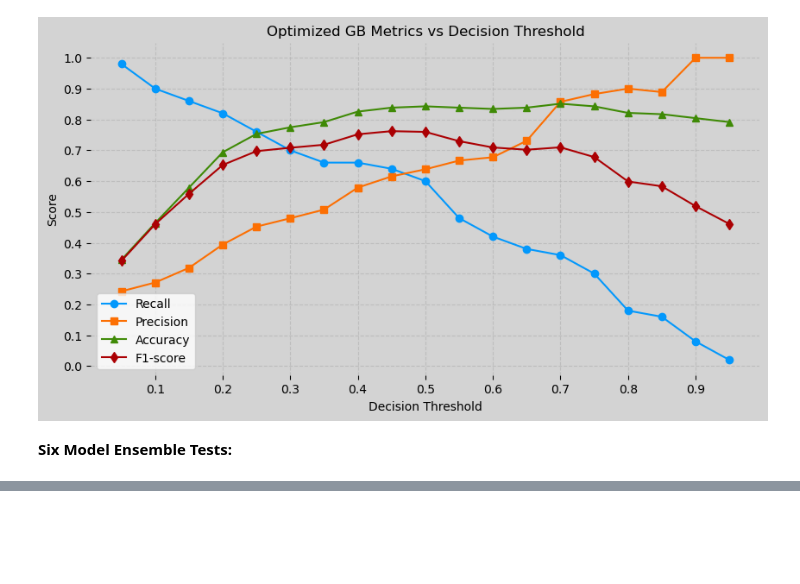
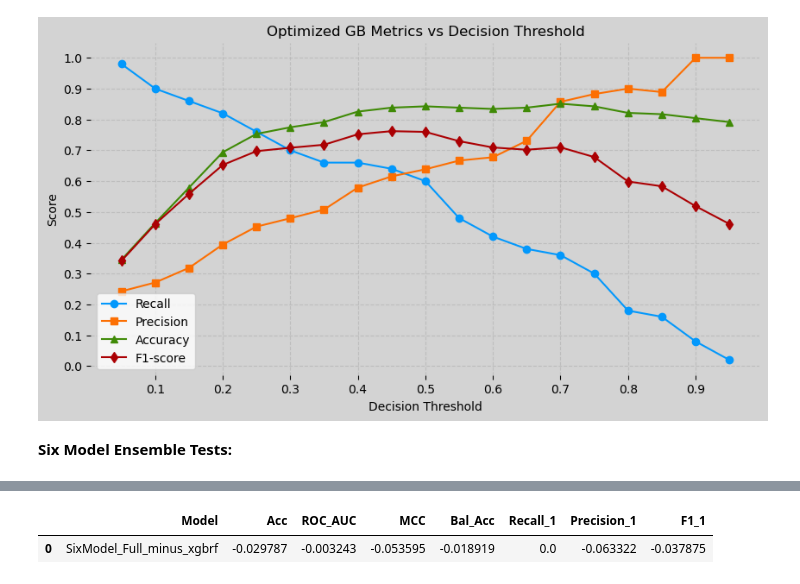
Before and after one commit to MAP9900/Convoy-Predictor-Project, a Jupyter notebook: notebooks/exploration/Ensemble_Learning_Test.ipynb, the cells around one changed output, grey strips where cells are left out. Drawn from its saved outputs; the diff is of its cells as text; code cells hidden in the pictures; blank space fills up the shorter version.

```diff
--- a/notebooks/exploration/Ensemble_Learning_Test.ipynb
+++ b/notebooks/exploration/Ensemble_Learning_Test.ipynb
@@ -1097,0 +1208,52 @@ fn_details_display
+# %%
+def _loo_eval(ensemble_dict, base_name, threshold=0.50):
+    results = []
+    full_results, _, _, _ = evaluate_voting_ensemble(
+        ensemble_dict, X_train, X_test, y_train, y_test,
+        threshold=threshold, voting="soft",
+        ensemble_name=f"{base_name}_Full",
+        verbose=False)
+    results.append(full_results.iloc[0].to_dict())
+
+    for drop_name in ensemble_dict.keys():
+        reduced = {k: v for k, v in ensemble_dict.items() if k != drop_name}
+        r, _, _, _ = evaluate_voting_ensemble(
+            reduced, X_train, X_test, y_train, y_test,
+            threshold=threshold, voting="soft",
+            ensemble_name=f"{base_name}_Drop_{drop_name}",
+            verbose=False)
+        results.append(r.iloc[0].to_dict())
+
+    df = pd.DataFrame(results)
+    full_row = df[df["Model"] == f"{base_name}_Full"].iloc[0]
+    for metric in ["Acc", "ROC_AUC", "MCC", "Bal_Acc", "Recall_1", "Precision_1", "F1_1"]:
+        df[f"delta_{metric}"] = df[metric] - full_row[metric]
+    return df
+
+# Leave-one-out on six-model ensemble
+loo_six = _loo_eval(six_model_ensemble, base_name="SixModel", threshold=0.50)
+
+# Explicit comparison: six vs five baseline (six without xgbrf)
+if "xgbrf" in six_model_ensemble:
+    five_baseline = {k: v for k, v in six_model_ensemble.items() if k != "xgbrf"}
+else:
+    five_baseline = five_model_ensemble
+
+six_full = loo_six[loo_six["Model"] == "SixModel_Full"].iloc[0]
+five_like, _, _, _ = evaluate_voting_ensemble(
+    five_baseline, X_train, X_test, y_train, y_test,
+    threshold=0.50, voting="soft",
+    ensemble_name="SixModel_minus_xgbrf",
+    verbose=False)
+five_like = five_like.iloc[0]
+
+delta_vs_five = {
+    metric: six_full[metric] - five_like[metric]
+    for metric in ["Acc", "ROC_AUC", "MCC", "Bal_Acc", "Recall_1", "Precision_1", "F1_1"]
+}
+
+loo_six
+pd.DataFrame([{"Model": "SixModel_Full_minus_xgbrf", **delta_vs_five}])
+# %% [output]
+|  | Model | Acc | ROC_AUC | MCC | Bal_Acc | Recall_1 | Precision_1 | F1_1 |
+| 0 | SixModel_Full_minus_xgbrf | -0.029787 | -0.003243 | -0.053595 | -0.018919 | 0.0 | -0.063322 | -0.037875 |
```
Also changed, not shown: parts of 6 cells of this notebook, 5 other files.
